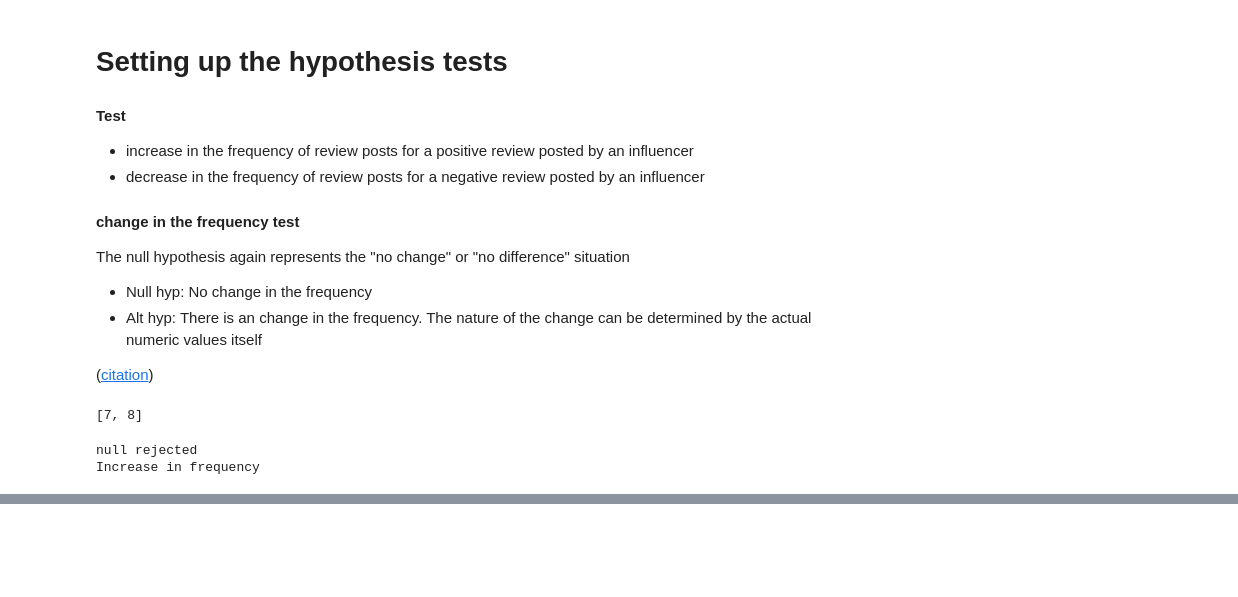
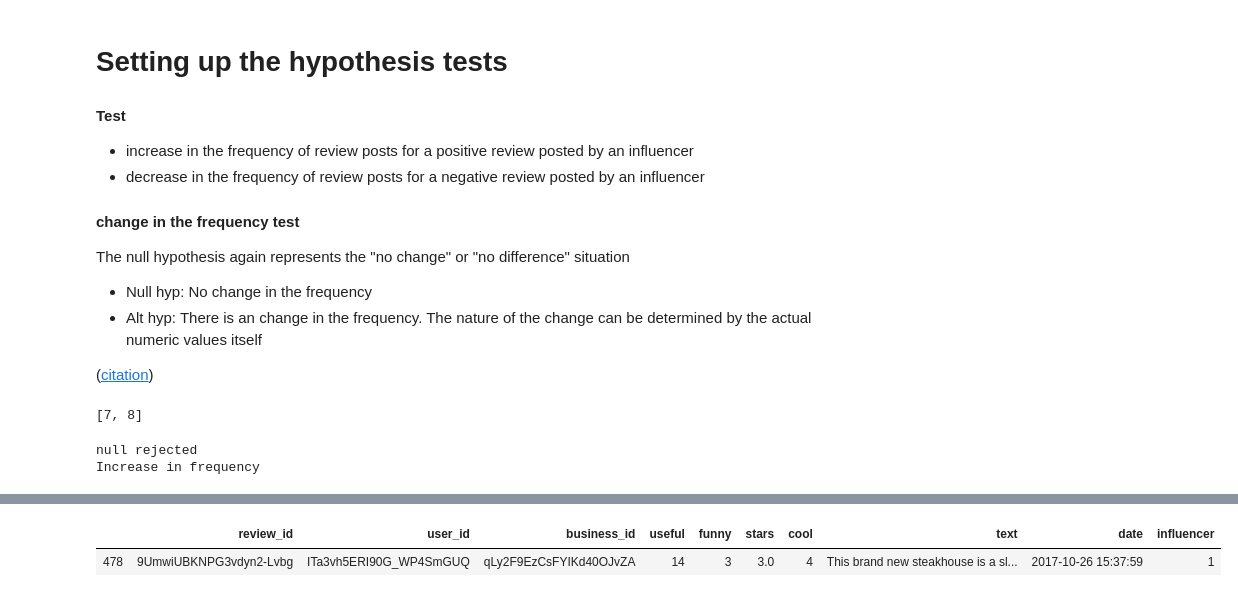
Before and after one commit to darrishabh/cz4032-datamining, a Jupyter notebook: hypothesis.ipynb, the cells around one changed output, grey strips where cells are left out. Saved outputs shown, nothing was run; the diff lists cells and outputs as text; code cells hidden in the pictures; blank space fills up the shorter version.

```diff
--- a/hypothesis.ipynb
+++ b/hypothesis.ipynb
@@ -179,0 +259,7 @@ Increase in frequency
+# %%
+# For the review which causes a significant change in traffic
+reviewId = '9UmwiUBKNPG3vdyn2-Lvbg'
+data[data['review_id']==reviewId]
+# %% [output]
+|  | review_id | user_id | business_id | useful | funny | stars | cool | text | date | influencer |
+| 478 | 9UmwiUBKNPG3vdyn2-Lvbg | ITa3vh5ERI90G_WP4SmGUQ | qLy2F9EzCsFYIKd40OJvZA | 14 | 3 | 3.0 | 4 | This brand new steakhouse is a sl... | 2017-10-26 15:37:59 | 1 |
```
Also changed, not shown: parts of 9 cells of this notebook.
